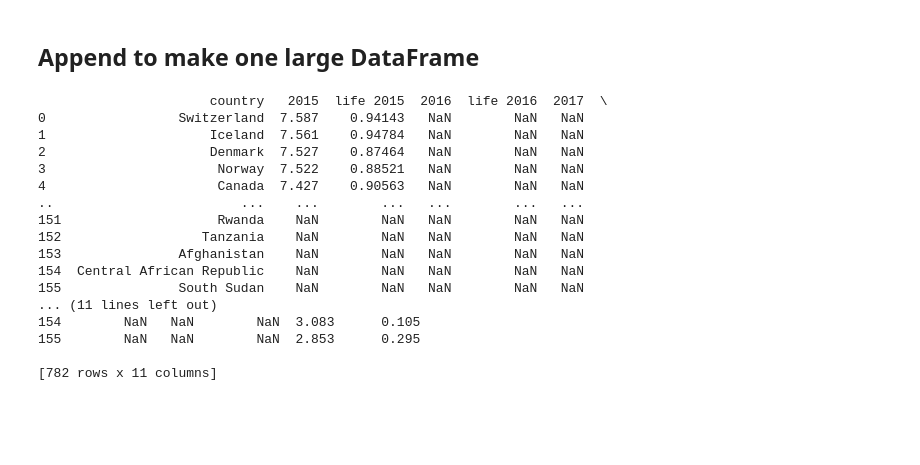
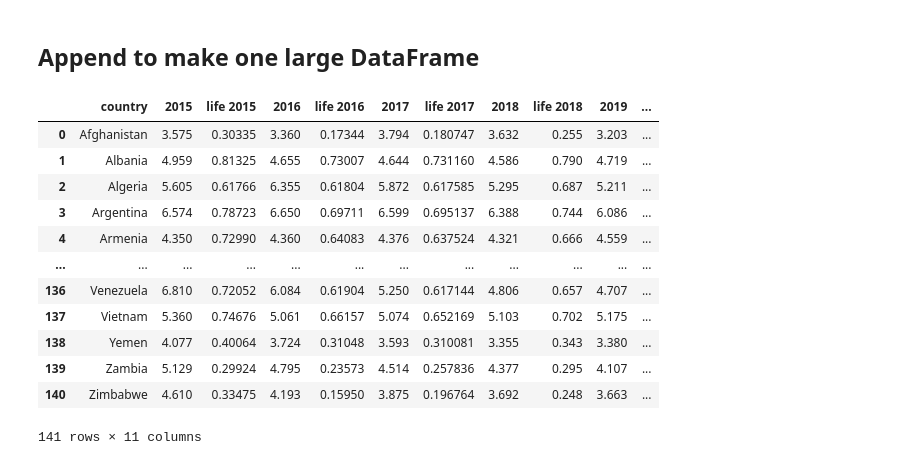
Before and after one commit to data301-2021-summer2/project-group16-data-301-project, a Jupyter notebook: analysis/Bellinda/analysis_pipeline.ipynb, the cells around one changed output. Cells and saved outputs as stored; diff of their text form; code cells hidden in the pictures; blank space fills up the shorter version.

```diff
--- a/analysis/Bellinda/analysis_pipeline.ipynb
+++ b/analysis/Bellinda/analysis_pipeline.ipynb
@@ -2,13 +2,13 @@
 # 1. Loading The Data
 # %%
 import numpy as np
-import pandas as pds
+import pandas as pd
 
-h2015_data=pds.read_csv("../../data/raw/2015.csv")
-h2016_data=pds.read_csv("../../data/raw/2016.csv")
-h2017_data=pds.read_csv("../../data/raw/2017.csv")
-h2018_data=pds.read_csv("../../data/raw/2018.csv")
-h2019_data=pds.read_csv("../../data/raw/2019.csv")
+h2015_data=pd.read_csv("../../data/raw/2015.csv")
+h2016_data=pd.read_csv("../../data/raw/2016.csv")
+h2017_data=pd.read_csv("../../data/raw/2017.csv")
+h2018_data=pd.read_csv("../../data/raw/2018.csv")
+h2019_data=pd.read_csv("../../data/raw/2019.csv")
 hap_files=[h2015_data,h2016_data,h2017_data,h2018_data,h2019_data]
 for thing in hap_files:
     #thing.rename(columns={str(thing.columns[0]):"country"})
@@ -20,11 +20,11 @@ print(h2019_data)
 
 
 #Health Indicators
-alco=pds.read_csv("../../data/raw/Alcohol_consumption_2015-2019.csv")
-homi=pds.read_csv("../../data/raw/homicide_2015-2019.csv")
-road=pds.read_csv("../../data/raw/road_traffic_incidence_2015-2019.csv")
-smoke=pds.read_csv("../../data/raw/smoking_2015-2018.csv")
-suic=pds.read_csv("../../data/raw/suicide_rates_2015-2019.csv")
+alco=pd.read_csv("../../data/raw/Alcohol_consumption_2015-2019.csv")
+homi=pd.read_csv("../../data/raw/homicide_2015-2019.csv")
+road=pd.read_csv("../../data/raw/road_traffic_incidence_2015-2019.csv")
+smoke=pd.read_csv("../../data/raw/smoking_2015-2018.csv")
+suic=pd.read_csv("../../data/raw/suicide_rates_2015-2019.csv")
 #covid response
 #number of deaths, vaccination rate
 
@@ -103,39 +103,51 @@ melt
 # %%
 clean_2015=h2015_data[["Country","Happiness Score","Health (Life Expectancy)"]]
 clean_2015=clean_2015.rename(columns={"Country": "country", "Happiness Score": "2015", "Health (Life Expectancy)": "life 2015"})
+clean_2015=clean_2015.sort_values(sorted(list(clean_2015[['country']])), ignore_index=True)
+#print(clean_2015)
 
 clean_2016=h2016_data[["Country","Happiness Score","Health (Life Expectancy)"]]
 clean_2016=clean_2016.rename(columns={"Country": "country", "Happiness Score": "2016", "Health (Life Expectancy)": "life 2016"})
+clean_2016=clean_2016.sort_values(sorted(list(clean_2016[['country']])), ignore_index=True)
 
 clean_2017=h2017_data[["Country","Happiness.Score","Health..Life.Expectancy."]]
 clean_2017=clean_2017.rename(columns={"Country": "country", "Happiness.Score": "2017", "Health..Life.Expectancy.": "life 2017"})
+clean_2017=clean_2017.sort_values(sorted(list(clean_2017[['country']])), ignore_index=True)
 
 clean_2018=h2018_data[["Country or region","Score","Healthy life expectancy"]]
 clean_2018=clean_2018.rename(columns={"Country or region": "country", "Score": "2018", "Healthy life expectancy": "life 2018"})
+clean_2018=clean_2018.sort_values(sorted(list(clean_2018[['country']])), ignore_index=True)
 
 clean_2019=h2019_data[["Country or region","Score","Healthy life expectancy"]]
 clean_2019=clean_2019.rename(columns={"Country or region": "country", "Score": "2019", "Healthy life expectancy": "life 2019"})
+clean_2019=clean_2019.sort_values(sorted(list(clean_2019[['country']])), ignore_index=True)
 # %% [markdown]
 ## Append to make one large DataFrame
+# %%
+from functools import reduce
+
+data_frames=[clean_2015,clean_2016,clean_2017,clean_2018,clean_2019]
+
+hap_merged = reduce(lambda  left,right: pd.merge(left,right,on=['country'],
+                                            how='inner'), data_frames)
+hap_merged
+
+#method source: https://stackoverflow.com/questions/44327999/python-pandas-merge-multiple-dataframes
+# %% [output]
+|  | country | 2015 | life 2015 | 2016 | life 2016 | 2017 | life 2017 | 2018 | life 2018 | 2019 | ... |
+| 0 | Afghanistan | 3.575 | 0.30335 | 3.360 | 0.17344 | 3.794 | 0.180747 | 3.632 | 0.255 | 3.203 | ... |
+| 1 | Albania | 4.959 | 0.81325 | 4.655 | 0.73007 | 4.644 | 0.731160 | 4.586 | 0.790 | 4.719 | ... |
+| 2 | Algeria | 5.605 | 0.61766 | 6.355 | 0.61804 | 5.872 | 0.617585 | 5.295 | 0.687 | 5.211 | ... |
+| 3 | Argentina | 6.574 | 0.78723 | 6.650 | 0.69711 | 6.599 | 0.695137 | 6.388 | 0.744 | 6.086 | ... |
+| 4 | Armenia | 4.350 | 0.72990 | 4.360 | 0.64083 | 4.376 | 0.637524 | 4.321 | 0.666 | 4.559 | ... |
+| ... | ... | ... | ... | ... | ... | ... | ... | ... | ... | ... | ... |
+| 136 | Venezuela | 6.810 | 0.72052 | 6.084 | 0.61904 | 5.250 | 0.617144 | 4.806 | 0.657 | 4.707 | ... |
+| 137 | Vietnam | 5.360 | 0.74676 | 5.061 | 0.66157 | 5.074 | 0.652169 | 5.103 | 0.702 | 5.175 | ... |
+| 138 | Yemen | 4.077 | 0.40064 | 3.724 | 0.31048 | 3.593 | 0.310081 | 3.355 | 0.343 | 3.380 | ... |
+| 139 | Zambia | 5.129 | 0.29924 | 4.795 | 0.23573 | 4.514 | 0.257836 | 4.377 | 0.295 | 4.107 | ... |
+| 140 | Zimbabwe | 4.610 | 0.33475 | 4.193 | 0.15950 | 3.875 | 0.196764 | 3.692 | 0.248 | 3.663 | ... |
+141 rows × 11 columns
 # %%
-master_data=clean_2015.append([clean_2016,clean_2017,clean_2018,clean_2019])
-print(master_data)
+
+master_data=hap_merged[['country','2015','2016','2017','2018','2019']]
-# %% [output]
-                      country   2015  life 2015  2016  life 2016  2017  \
-0                 Switzerland  7.587    0.94143   NaN        NaN   NaN
-1                     Iceland  7.561    0.94784   NaN        NaN   NaN
-2                     Denmark  7.527    0.87464   NaN        NaN   NaN
-3                      Norway  7.522    0.88521   NaN        NaN   NaN
-4                      Canada  7.427    0.90563   NaN        NaN   NaN
-..                        ...    ...        ...   ...        ...   ...
-151                    Rwanda    NaN        NaN   NaN        NaN   NaN
-152                  Tanzania    NaN        NaN   NaN        NaN   NaN
-153               Afghanistan    NaN        NaN   NaN        NaN   NaN
-154  Central African Republic    NaN        NaN   NaN        NaN   NaN
-155               South Sudan    NaN        NaN   NaN        NaN   NaN
-... (11 lines left out)
-154        NaN   NaN        NaN  3.083      0.105
-155        NaN   NaN        NaN  2.853      0.295
-
-[782 rows x 11 columns]
 # %%
```
Also changed, not shown: parts of 16 cells of this notebook, 2 other files.
